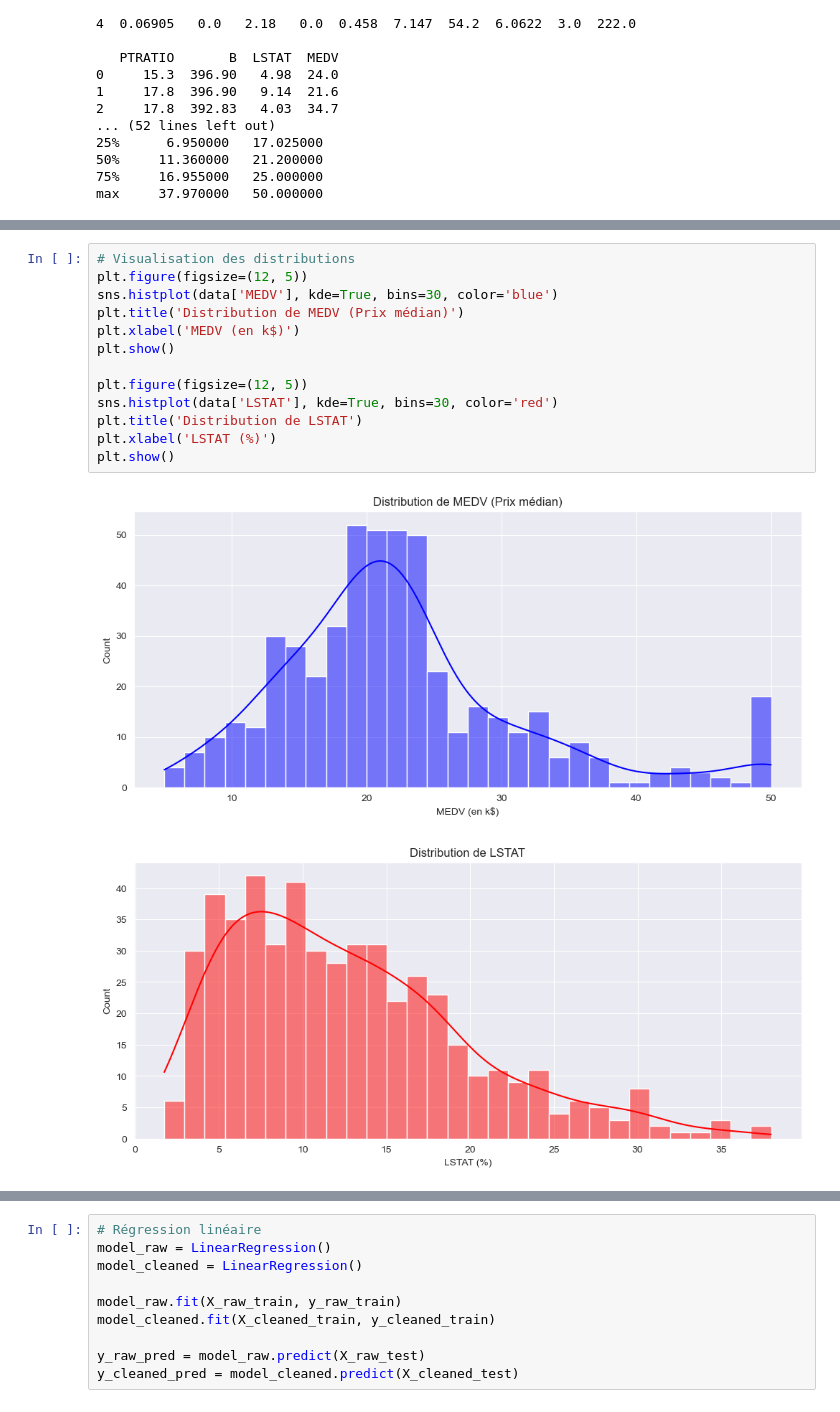
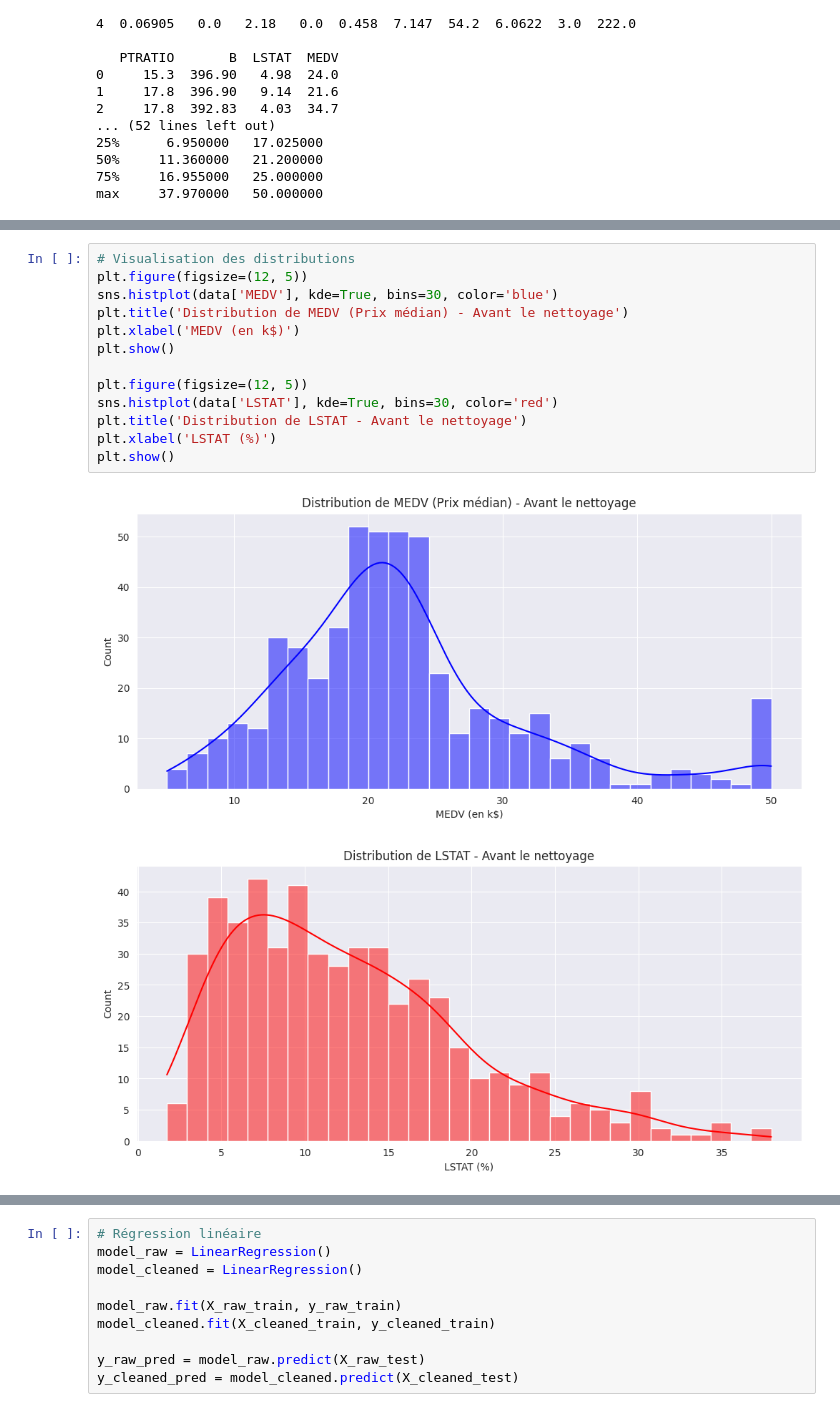
Before and after one commit to CedricSanchezGithub/TPRegression, a Jupyter notebook: notebook.ipynb, the cells around one changed output, grey strips where cells are left out. Cells and saved outputs as stored; diff of their text form.

```diff
--- a/notebook.ipynb
+++ b/notebook.ipynb
@@ -52,16 +52,16 @@ plt.show()
 # %%
 # Visualisation des distributions
 plt.figure(figsize=(12, 5))
 sns.histplot(data['MEDV'], kde=True, bins=30, color='blue')
-plt.title('Distribution de MEDV (Prix médian)')
+plt.title('Distribution de MEDV (Prix médian) - Avant le nettoyage')
 plt.xlabel('MEDV (en k$)')
 plt.show()
 
 plt.figure(figsize=(12, 5))
 sns.histplot(data['LSTAT'], kde=True, bins=30, color='red')
-plt.title('Distribution de LSTAT')
+plt.title('Distribution de LSTAT - Avant le nettoyage')
 plt.xlabel('LSTAT (%)')
 plt.show()
 # %% [output]
-[figure, old version]
+[figure, new version]
-[figure, old version]
+[figure, new version]
```
Also changed, not shown: parts of 15 cells of this notebook.
